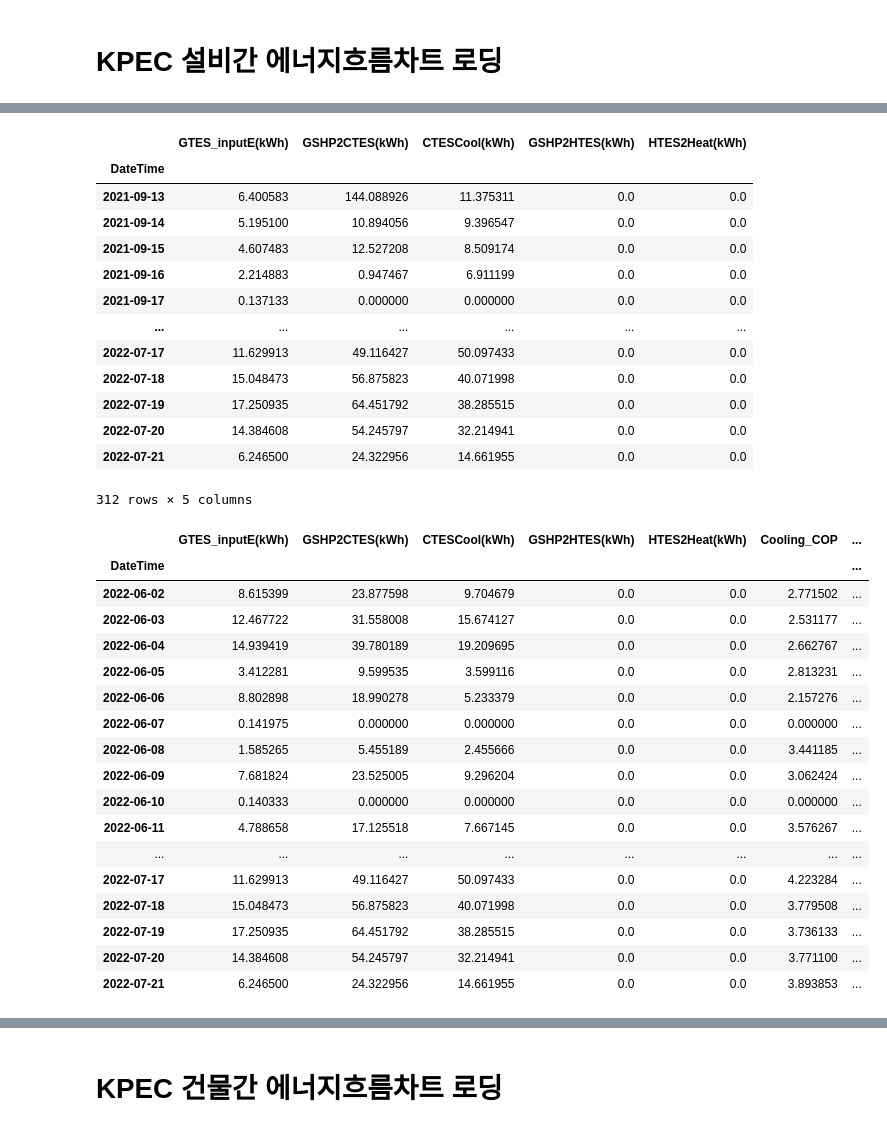
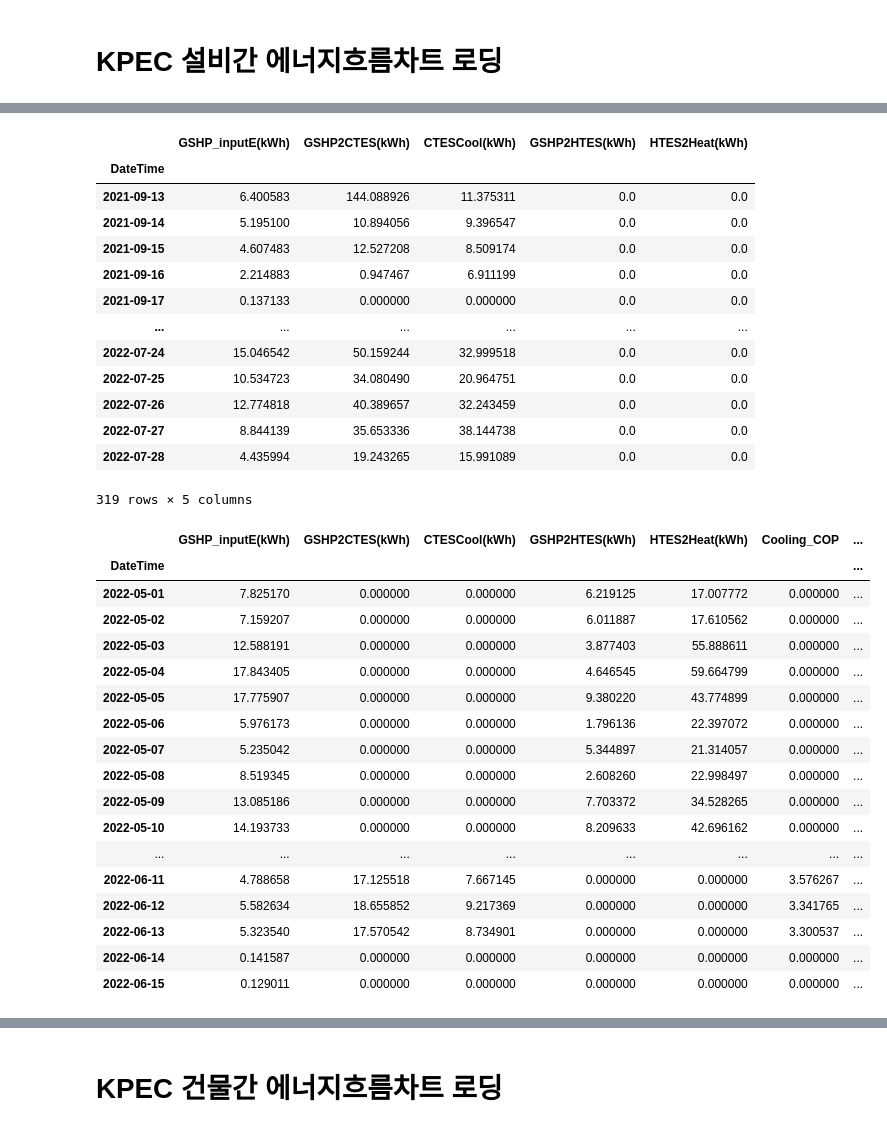
Before and after one commit to GwangwooHan/kpec, a Jupyter notebook: 220721 GTES.ipynb, the cells around one changed output, grey strips where cells are left out. Saved outputs shown, nothing was run; the diff lists cells and outputs as text; code cells hidden in the pictures.

Commit message:
Update kepsh2 GTES analysis_cooling period analysis

```diff
--- a/220721 GTES.ipynb
+++ b/220721 GTES.ipynb
@@ -54,17 +54,17 @@ df_gtes = df[['DateTime', 'GTES_inputE(We)', 'GSHP2CTES(Wt)', 'CTES2Cool(Wt)', '
 # %%
-df_gtes = df_gtes.set_index('DateTime')
+df_gshp = df_gshp.set_index('DateTime')
 # %%
-df_gtes_1d = df_gtes.resample('1d').sum()/60/1000
+df_gshp_1d = df_gshp.resample('1d').sum()/60/1000
 # %%
-df_gtes_1d = df_gtes_1d.rename(columns={'GTES_inputE(We)':'GTES_inputE(kWh)',
+df_gshp_1d = df_gshp_1d.rename(columns={'GSHP_inputE(We)':'GSHP_inputE(kWh)',
                                         'GSHP2CTES(Wt)':'GSHP2CTES(kWh)',
                                         'CTES2Cool(Wt)':'CTESCool(kWh)',
                                         'GSHP2HTES(Wt)':'GSHP2HTES(kWh)',
                                         'HTES2Heat(Wt)':'HTES2Heat(kWh)'})
 # %%
-df_gtes_1d
+df_gshp_1d
 # %% [output]
-|  | GTES_inputE(kWh) | GSHP2CTES(kWh) | CTESCool(kWh) | GSHP2HTES(kWh) | HTES2Heat(kWh) |
+|  | GSHP_inputE(kWh) | GSHP2CTES(kWh) | CTESCool(kWh) | GSHP2HTES(kWh) | HTES2Heat(kWh) |
 | DateTime |  |  |  |  |  |
 | 2021-09-13 | 6.400583 | 144.088926 | 11.375311 | 0.0 | 0.0 |
 | 2021-09-14 | 5.195100 | 10.894056 | 9.396547 | 0.0 | 0.0 |
@@ -72,33 +72,34 @@ df_gtes_1d
 | 2021-09-16 | 2.214883 | 0.947467 | 6.911199 | 0.0 | 0.0 |
 | 2021-09-17 | 0.137133 | 0.000000 | 0.000000 | 0.0 | 0.0 |
 | ... | ... | ... | ... | ... | ... |
-| 2022-07-17 | 11.629913 | 49.116427 | 50.097433 | 0.0 | 0.0 |
-| 2022-07-18 | 15.048473 | 56.875823 | 40.071998 | 0.0 | 0.0 |
-| 2022-07-19 | 17.250935 | 64.451792 | 38.285515 | 0.0 | 0.0 |
-| 2022-07-20 | 14.384608 | 54.245797 | 32.214941 | 0.0 | 0.0 |
-| 2022-07-21 | 6.246500 | 24.322956 | 14.661955 | 0.0 | 0.0 |
+| 2022-07-24 | 15.046542 | 50.159244 | 32.999518 | 0.0 | 0.0 |
+| 2022-07-25 | 10.534723 | 34.080490 | 20.964751 | 0.0 | 0.0 |
+| 2022-07-26 | 12.774818 | 40.389657 | 32.243459 | 0.0 | 0.0 |
+| 2022-07-27 | 8.844139 | 35.653336 | 38.144738 | 0.0 | 0.0 |
+| 2022-07-28 | 4.435994 | 19.243265 | 15.991089 | 0.0 | 0.0 |
-312 rows × 5 columns
+319 rows × 5 columns
 # %%
-df_gtes_1d['Cooling_COP'] = df_gtes_1d['GSHP2CTES(kWh)'] / df_gtes_1d['GTES_inputE(kWh)']
-df_gtes_1d['Heating_COP'] = df_gtes_1d['GSHP2HTES(kWh)'] / df_gtes_1d['GTES_inputE(kWh)']
+df_gshp_1d['Cooling_COP'] = df_gshp_1d['GSHP2CTES(kWh)'] / df_gshp_1d['GSHP_inputE(kWh)']
+df_gshp_1d['Heating_COP'] = df_gshp_1d['GSHP2HTES(kWh)'] / df_gshp_1d['GSHP_inputE(kWh)']
+df_gshp_1d['Heating_COP_load'] = df_gshp_1d['HTES2Heat(kWh)'] / df_gshp_1d['GSHP_inputE(kWh)'] # COP값이상해서 HTES2Heat로 대체
 # %%
-df_gtes_1d.tail(50)
+df_gshp_1d.loc['2022-05-01':'2022-06-15']
 # %% [output]
-|  | GTES_inputE(kWh) | GSHP2CTES(kWh) | CTESCool(kWh) | GSHP2HTES(kWh) | HTES2Heat(kWh) | Cooling_COP | ... |
+|  | GSHP_inputE(kWh) | GSHP2CTES(kWh) | CTESCool(kWh) | GSHP2HTES(kWh) | HTES2Heat(kWh) | Cooling_COP | ... |
 | DateTime |  |  |  |  |  |  | ... |
-| 2022-06-02 | 8.615399 | 23.877598 | 9.704679 | 0.0 | 0.0 | 2.771502 | ... |
-| 2022-06-03 | 12.467722 | 31.558008 | 15.674127 | 0.0 | 0.0 | 2.531177 | ... |
-| 2022-06-04 | 14.939419 | 39.780189 | 19.209695 | 0.0 | 0.0 | 2.662767 | ... |
-| 2022-06-05 | 3.412281 | 9.599535 | 3.599116 | 0.0 | 0.0 | 2.813231 | ... |
-| 2022-06-06 | 8.802898 | 18.990278 | 5.233379 | 0.0 | 0.0 | 2.157276 | ... |
-| 2022-06-07 | 0.141975 | 0.000000 | 0.000000 | 0.0 | 0.0 | 0.000000 | ... |
-| 2022-06-08 | 1.585265 | 5.455189 | 2.455666 | 0.0 | 0.0 | 3.441185 | ... |
-| 2022-06-09 | 7.681824 | 23.525005 | 9.296204 | 0.0 | 0.0 | 3.062424 | ... |
-| 2022-06-10 | 0.140333 | 0.000000 | 0.000000 | 0.0 | 0.0 | 0.000000 | ... |
-| 2022-06-11 | 4.788658 | 17.125518 | 7.667145 | 0.0 | 0.0 | 3.576267 | ... |
+| 2022-05-01 | 7.825170 | 0.000000 | 0.000000 | 6.219125 | 17.007772 | 0.000000 | ... |
+| 2022-05-02 | 7.159207 | 0.000000 | 0.000000 | 6.011887 | 17.610562 | 0.000000 | ... |
+| 2022-05-03 | 12.588191 | 0.000000 | 0.000000 | 3.877403 | 55.888611 | 0.000000 | ... |
+| 2022-05-04 | 17.843405 | 0.000000 | 0.000000 | 4.646545 | 59.664799 | 0.000000 | ... |
+| 2022-05-05 | 17.775907 | 0.000000 | 0.000000 | 9.380220 | 43.774899 | 0.000000 | ... |
+| 2022-05-06 | 5.976173 | 0.000000 | 0.000000 | 1.796136 | 22.397072 | 0.000000 | ... |
+| 2022-05-07 | 5.235042 | 0.000000 | 0.000000 | 5.344897 | 21.314057 | 0.000000 | ... |
+| 2022-05-08 | 8.519345 | 0.000000 | 0.000000 | 2.608260 | 22.998497 | 0.000000 | ... |
+| 2022-05-09 | 13.085186 | 0.000000 | 0.000000 | 7.703372 | 34.528265 | 0.000000 | ... |
+| 2022-05-10 | 14.193733 | 0.000000 | 0.000000 | 8.209633 | 42.696162 | 0.000000 | ... |
 | ... | ... | ... | ... | ... | ... | ... | ... |
-| 2022-07-17 | 11.629913 | 49.116427 | 50.097433 | 0.0 | 0.0 | 4.223284 | ... |
-| 2022-07-18 | 15.048473 | 56.875823 | 40.071998 | 0.0 | 0.0 | 3.779508 | ... |
-| 2022-07-19 | 17.250935 | 64.451792 | 38.285515 | 0.0 | 0.0 | 3.736133 | ... |
-| 2022-07-20 | 14.384608 | 54.245797 | 32.214941 | 0.0 | 0.0 | 3.771100 | ... |
-| 2022-07-21 | 6.246500 | 24.322956 | 14.661955 | 0.0 | 0.0 | 3.893853 | ... |
+| 2022-06-11 | 4.788658 | 17.125518 | 7.667145 | 0.000000 | 0.000000 | 3.576267 | ... |
+| 2022-06-12 | 5.582634 | 18.655852 | 9.217369 | 0.000000 | 0.000000 | 3.341765 | ... |
+| 2022-06-13 | 5.323540 | 17.570542 | 8.734901 | 0.000000 | 0.000000 | 3.300537 | ... |
+| 2022-06-14 | 0.141587 | 0.000000 | 0.000000 | 0.000000 | 0.000000 | 0.000000 | ... |
+| 2022-06-15 | 0.129011 | 0.000000 | 0.000000 | 0.000000 | 0.000000 | 0.000000 | ... |
```
Also changed, not shown: parts of 19 cells of this notebook.
